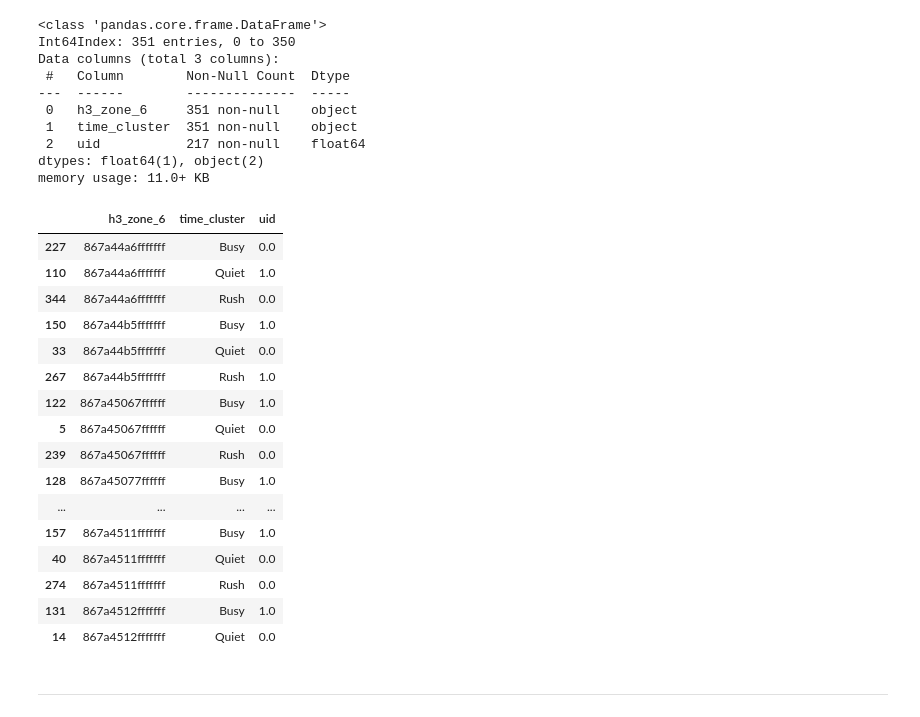
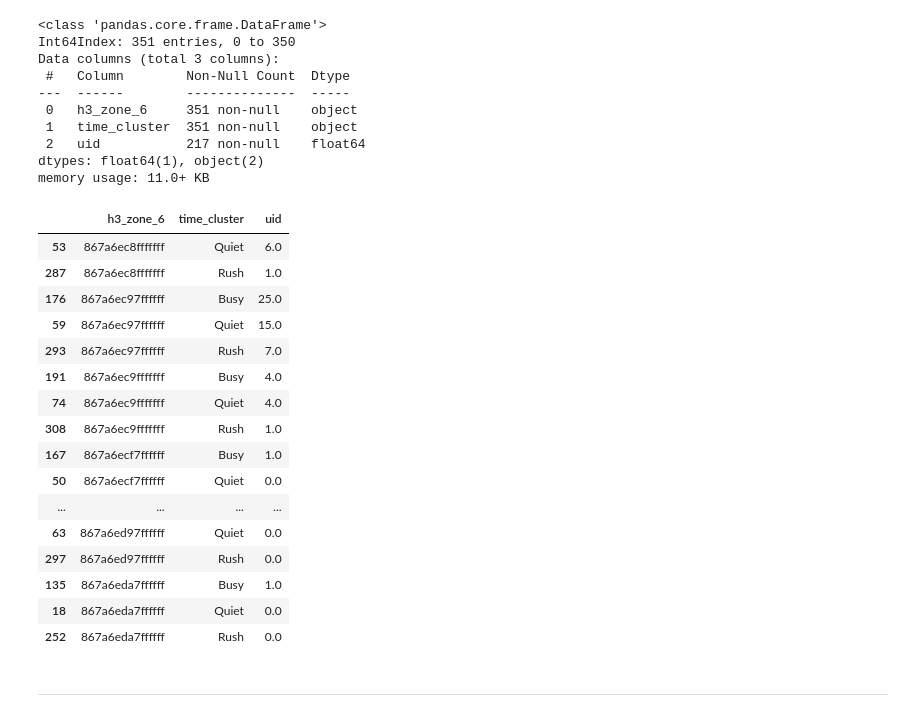
Before and after one commit to AndOleAnd/Capstone_N_A_P, a Jupyter notebook: Notebooks/Predictions.ipynb, the cells around one changed output. Cells and saved outputs as stored; diff of their text form; code cells hidden in the pictures.

```diff
--- a/Notebooks/Predictions.ipynb
+++ b/Notebooks/Predictions.ipynb
@@ -466,25 +466,25 @@ memory usage: 11.0+ KB
 # %%
 df_rta_clustered_filled = df_rta_clustered.fillna(0)
 # %%
-df_rta_clustered_filled.sort_values(by=["h3_zone_6", "time_cluster"]).head(20)
+df_rta_clustered_filled.sort_values(by=["h3_zone_6", "time_cluster"]).tail(20)
 # %% [output]
 |  | h3_zone_6 | time_cluster | uid |
-| 227 | 867a44a6fffffff | Busy | 0.0 |
-| 110 | 867a44a6fffffff | Quiet | 1.0 |
-| 344 | 867a44a6fffffff | Rush | 0.0 |
-| 150 | 867a44b5fffffff | Busy | 1.0 |
-| 33 | 867a44b5fffffff | Quiet | 0.0 |
-| 267 | 867a44b5fffffff | Rush | 1.0 |
-| 122 | 867a45067ffffff | Busy | 1.0 |
-| 5 | 867a45067ffffff | Quiet | 0.0 |
-| 239 | 867a45067ffffff | Rush | 0.0 |
-| 128 | 867a45077ffffff | Busy | 1.0 |
+| 53 | 867a6ec8fffffff | Quiet | 6.0 |
+| 287 | 867a6ec8fffffff | Rush | 1.0 |
+| 176 | 867a6ec97ffffff | Busy | 25.0 |
+| 59 | 867a6ec97ffffff | Quiet | 15.0 |
+| 293 | 867a6ec97ffffff | Rush | 7.0 |
+| 191 | 867a6ec9fffffff | Busy | 4.0 |
+| 74 | 867a6ec9fffffff | Quiet | 4.0 |
+| 308 | 867a6ec9fffffff | Rush | 1.0 |
+| 167 | 867a6ecf7ffffff | Busy | 1.0 |
+| 50 | 867a6ecf7ffffff | Quiet | 0.0 |
 | ... | ... | ... | ... |
-| 157 | 867a4511fffffff | Busy | 1.0 |
-| 40 | 867a4511fffffff | Quiet | 0.0 |
-| 274 | 867a4511fffffff | Rush | 0.0 |
-| 131 | 867a4512fffffff | Busy | 1.0 |
-| 14 | 867a4512fffffff | Quiet | 0.0 |
+| 63 | 867a6ed97ffffff | Quiet | 0.0 |
+| 297 | 867a6ed97ffffff | Rush | 0.0 |
+| 135 | 867a6eda7ffffff | Busy | 1.0 |
+| 18 | 867a6eda7ffffff | Quiet | 0.0 |
+| 252 | 867a6eda7ffffff | Rush | 0.0 |
 # %% [markdown]
 ***
 # %% [markdown]
```
Also changed, not shown: parts of 58 cells of this notebook.
